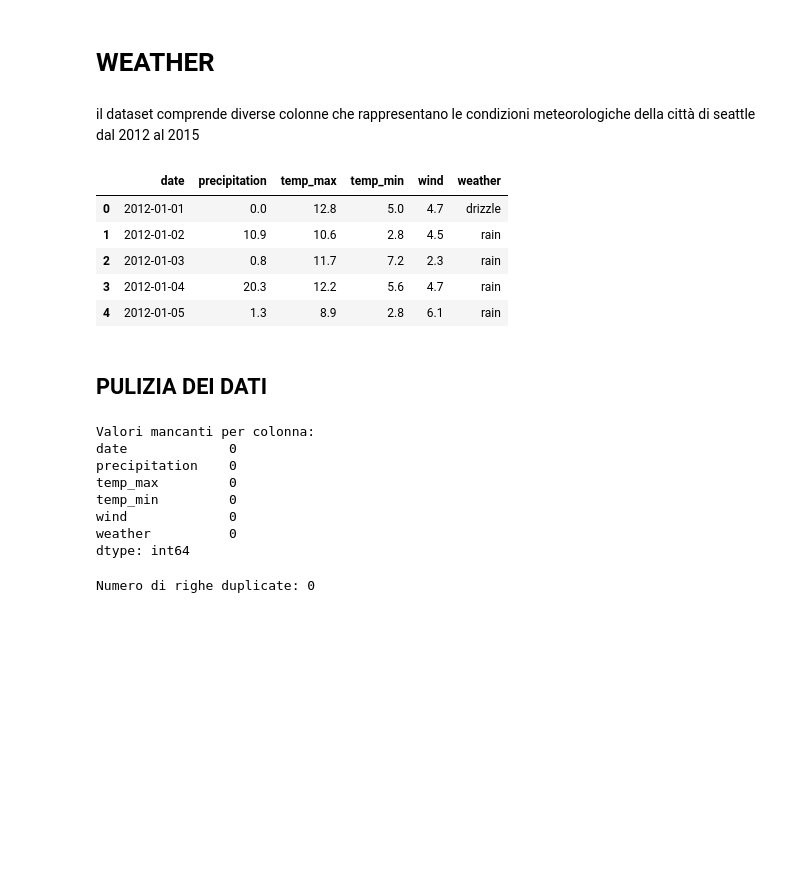
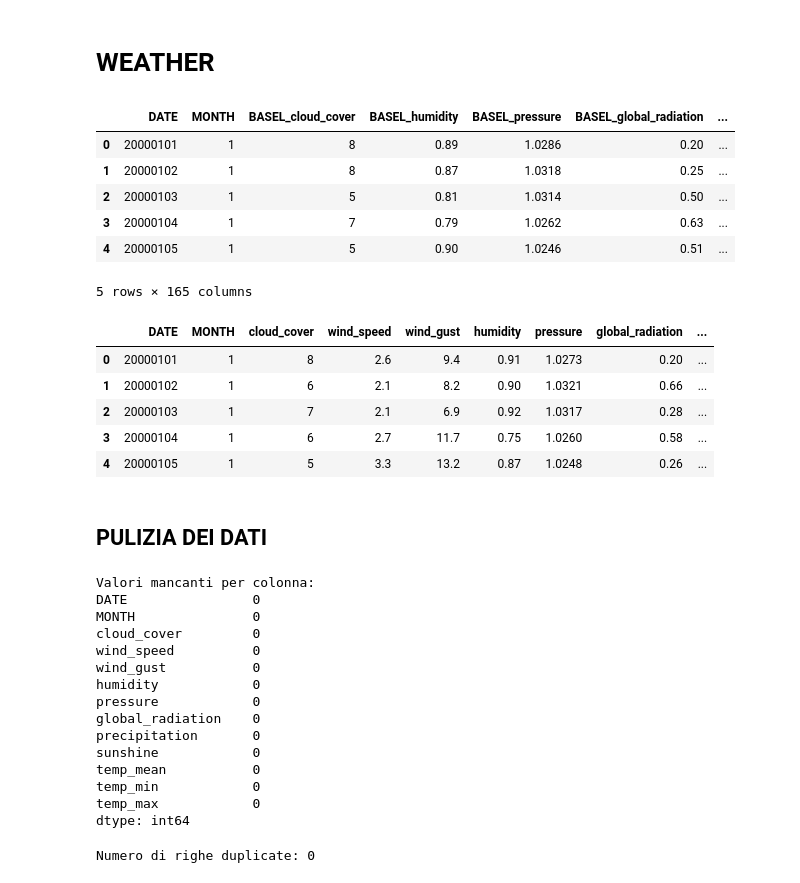
Before and after one commit to Nenne2000/MLDA_Project, a Jupyter notebook: MLDA.ipynb, the cells around one changed output. Saved outputs shown, nothing was run; the diff lists cells and outputs as text; code cells hidden in the pictures; blank space fills up the shorter version.

```diff
--- a/MLDA.ipynb
+++ b/MLDA.ipynb
@@ -5,31 +5,57 @@ import seaborn as sns
 import matplotlib.pyplot as plt
 # %% [markdown]
 # WEATHER
-# %% [markdown]
-il dataset comprende diverse colonne che rappresentano le condizioni meteorologiche della città di seattle dal 2012 al 2015
 # %%
-data = pd.read_csv("/content/drive/MyDrive/weather.csv")
+data = pd.read_csv("/content/sample_data/weather_prediction_dataset.csv")
 data.head()
 # %% [output]
-|  | date | precipitation | temp_max | temp_min | wind | weather |
-| 0 | 2012-01-01 | 0.0 | 12.8 | 5.0 | 4.7 | drizzle |
-| 1 | 2012-01-02 | 10.9 | 10.6 | 2.8 | 4.5 | rain |
-| 2 | 2012-01-03 | 0.8 | 11.7 | 7.2 | 2.3 | rain |
-| 3 | 2012-01-04 | 20.3 | 12.2 | 5.6 | 4.7 | rain |
-| 4 | 2012-01-05 | 1.3 | 8.9 | 2.8 | 6.1 | rain |
+|  | DATE | MONTH | BASEL_cloud_cover | BASEL_humidity | BASEL_pressure | BASEL_global_radiation | ... |
+| 0 | 20000101 | 1 | 8 | 0.89 | 1.0286 | 0.20 | ... |
+| 1 | 20000102 | 1 | 8 | 0.87 | 1.0318 | 0.25 | ... |
+| 2 | 20000103 | 1 | 5 | 0.81 | 1.0314 | 0.50 | ... |
+| 3 | 20000104 | 1 | 7 | 0.79 | 1.0262 | 0.63 | ... |
+| 4 | 20000105 | 1 | 5 | 0.90 | 1.0246 | 0.51 | ... |
+5 rows × 165 columns
+# %%
+columns_to_keep = ['DATE', 'MONTH'] + [col for col in data.columns if 'MUENCHEN' in col.upper()]
+df = data[columns_to_keep]
+
+data_copy = df.copy()
+
+
+# Modifica i nomi delle colonne
+for col in data_copy.columns[2:]:
+    new_col_name = col.replace('MUENCHEN_', '')
+    data_copy.rename(columns={col: new_col_name}, inplace=True)
+df = data_copy
+df.head()
+# %% [output]
+|  | DATE | MONTH | cloud_cover | wind_speed | wind_gust | humidity | pressure | global_radiation | ... |
+| 0 | 20000101 | 1 | 8 | 2.6 | 9.4 | 0.91 | 1.0273 | 0.20 | ... |
+| 1 | 20000102 | 1 | 6 | 2.1 | 8.2 | 0.90 | 1.0321 | 0.66 | ... |
+| 2 | 20000103 | 1 | 7 | 2.1 | 6.9 | 0.92 | 1.0317 | 0.28 | ... |
+| 3 | 20000104 | 1 | 6 | 2.7 | 11.7 | 0.75 | 1.0260 | 0.58 | ... |
+| 4 | 20000105 | 1 | 5 | 3.3 | 13.2 | 0.87 | 1.0248 | 0.26 | ... |
 # %% [markdown]
 ## PULIZIA DEI DATI
 # %%
-missing_values = data.isnull().sum()
+missing_values = df.isnull().sum()
 print("\nValori mancanti per colonna:")
 print(missing_values)
 # %% [output]
 Valori mancanti per colonna:
-date             0
-precipitation    0
-temp_max         0
-temp_min         0
-wind             0
-weather          0
+DATE                0
+MONTH               0
+cloud_cover         0
+wind_speed          0
+wind_gust           0
+humidity            0
+pressure            0
+global_radiation    0
+precipitation       0
+sunshine            0
+temp_mean           0
+temp_min            0
+temp_max            0
 dtype: int64
 # %%
```
Also changed, not shown: parts of 10 cells of this notebook.
